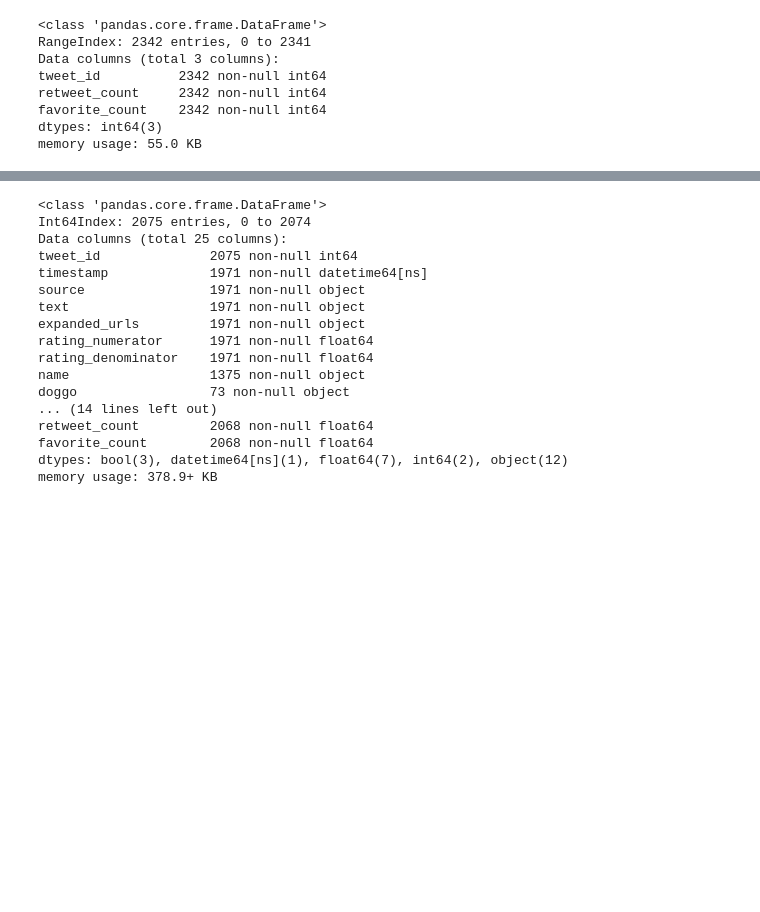
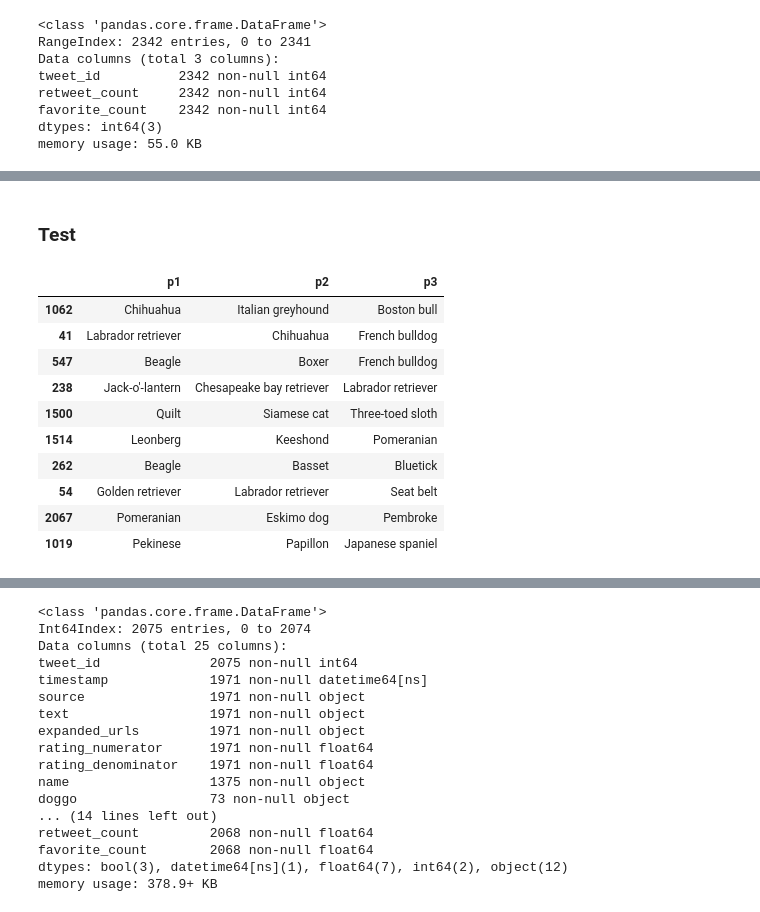
Before and after one commit to geocarvalho/python-ds, a Jupyter notebook: DS-fundations-2/data-wrangling/project/wrangle_act.ipynb, the cells around one changed output, grey strips where cells are left out. Drawn from its saved outputs; the diff is of its cells as text; code cells hidden in the pictures; blank space fills up the shorter version.

```diff
--- a/DS-fundations-2/data-wrangling/project/wrangle_act.ipynb
+++ b/DS-fundations-2/data-wrangling/project/wrangle_act.ipynb
@@ -262,0 +284,2 @@ memory usage: 313.0+ KB
+# %%
+twitter_df_cp.tweet_id = twitter_df_cp.tweet_id.to_string()
@@ -263,6 +316,5 @@ memory usage: 313.0+ KB
 # %%
-# Remove rows from retweeted_status_id, retweeted_status_user_id and retweeted_status_timestamp that are retweet
-# so the columns isn't necessary anymore
+# Remove rows from retweeted_status_id, retweeted_status_user_id and retweeted_status_timestamp that were retweets
 twitter_df_cp = twitter_df_cp[twitter_df_cp.retweeted_status_id.isnull()]
-twitter_df_cp.drop(['retweeted_status_id', 'retweeted_status_user_id', 'retweeted_status_timestamp'], axis=1, inplace=True)
-twitter_df_cp.info()
+# remove columns
+# twitter_df_cp.drop(['retweeted_status_id', 'retweeted_status_user_id', 'retweeted_status_timestamp'], axis=1, inplace=True)
@@ -289,5 +351,5 @@ memory usage: 254.9+ KB
 # %%
 # Remove replies
 twitter_df_cp = twitter_df_cp[twitter_df_cp.in_reply_to_status_id.isnull()]
-twitter_df_cp.drop(['in_reply_to_status_id', 'in_reply_to_user_id'], axis=1, inplace=True)
-twitter_df_cp.info()
+# remove columns
+# twitter_df_cp.drop(['in_reply_to_status_id', 'in_reply_to_user_id'], axis=1, inplace=True)
@@ -321,3 +475,20 @@ for i in ['doggo', 'floofer', 'pupper', 'puppo']:
 # Capitalize strings
 for i in ['p1', 'p2', 'p3']:
     img_predictions_cp[i] = img_predictions_cp[i].str.capitalize()
+    img_predictions_cp[i] = img_predictions_cp[i].str.replace("_", " ")
+# %% [markdown]
+### Test
+# %%
+img_predictions_cp[['p1', 'p2', 'p3']].sample(10)
+# %% [output]
+|  | p1 | p2 | p3 |
+| 1062 | Chihuahua | Italian greyhound | Boston bull |
+| 41 | Labrador retriever | Chihuahua | French bulldog |
+| 547 | Beagle | Boxer | French bulldog |
+| 238 | Jack-o'-lantern | Chesapeake bay retriever | Labrador retriever |
+| 1500 | Quilt | Siamese cat | Three-toed sloth |
+| 1514 | Leonberg | Keeshond | Pomeranian |
+| 262 | Beagle | Basset | Bluetick |
+| 54 | Golden retriever | Labrador retriever | Seat belt |
+| 2067 | Pomeranian | Eskimo dog | Pembroke |
+| 1019 | Pekinese | Papillon | Japanese spaniel |
```
Also changed, not shown: parts of 37 cells of this notebook.
